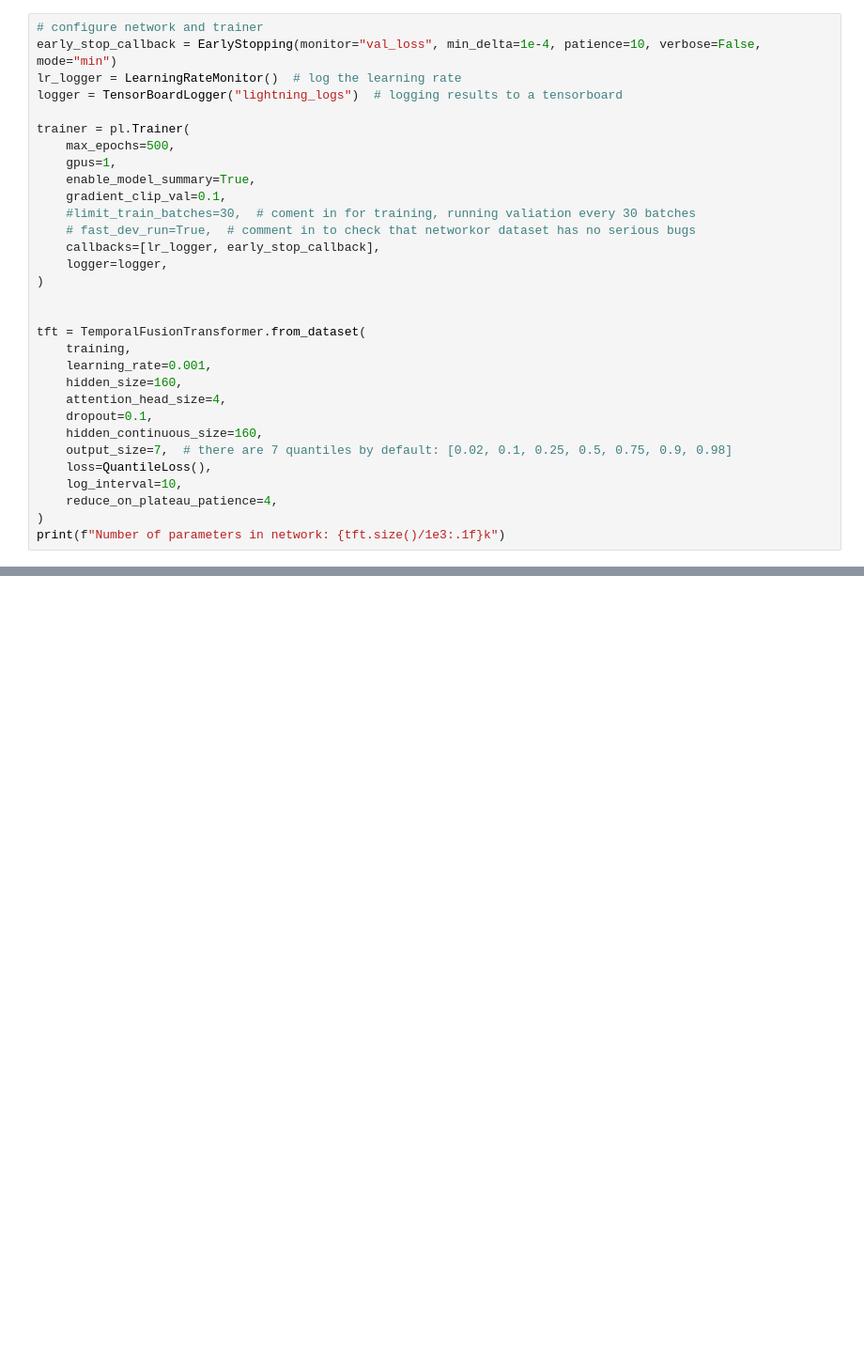
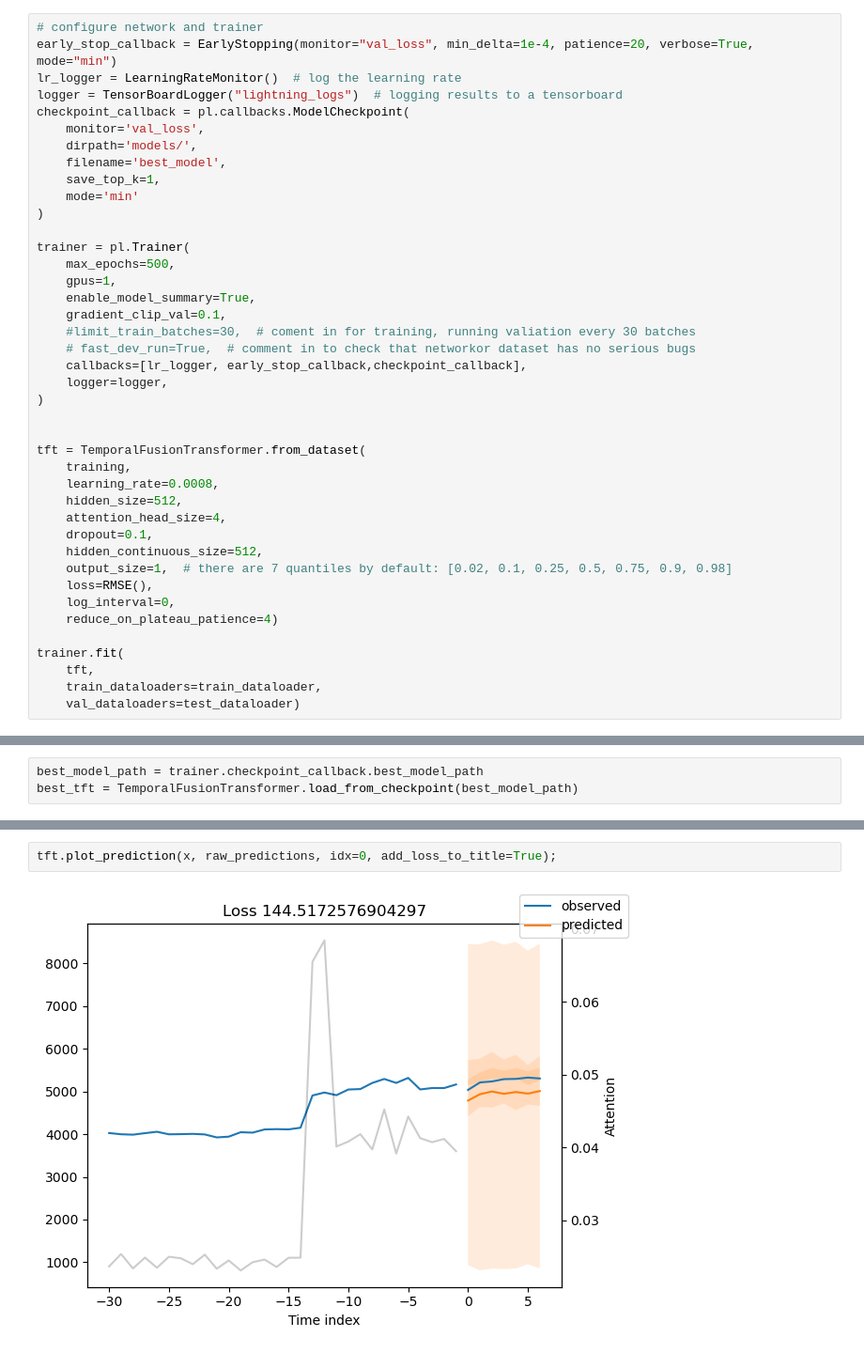
Before and after one commit to minhduchoang301/CSC413_Project, a Jupyter notebook: TimeSeriesTransformer/TemporalFusionTransformer.ipynb, the cells around one changed output, grey strips where cells are left out. Shown at 94% size. Drawn from its saved outputs; the diff is of its cells as text; blank space fills up the shorter version.

```diff
--- a/TimeSeriesTransformer/TemporalFusionTransformer.ipynb
+++ b/TimeSeriesTransformer/TemporalFusionTransformer.ipynb
@@ -149,8 +226,15 @@ Number of parameters in network: 867.7k
 # %%
 # configure network and trainer
-early_stop_callback = EarlyStopping(monitor="val_loss", min_delta=1e-4, patience=10, verbose=False, mode="min")
+early_stop_callback = EarlyStopping(monitor="val_loss", min_delta=1e-4, patience=20, verbose=True, mode="min")
 lr_logger = LearningRateMonitor()  # log the learning rate
 logger = TensorBoardLogger("lightning_logs")  # logging results to a tensorboard
+checkpoint_callback = pl.callbacks.ModelCheckpoint(
+    monitor='val_loss',
+    dirpath='models/',
+    filename='best_model',
+    save_top_k=1,
+    mode='min'
+)
 
 trainer = pl.Trainer(
     max_epochs=500,
@@ -159,24 +243,27 @@ trainer = pl.Trainer(
     gradient_clip_val=0.1,
     #limit_train_batches=30,  # coment in for training, running valiation every 30 batches
     # fast_dev_run=True,  # comment in to check that networkor dataset has no serious bugs
-    callbacks=[lr_logger, early_stop_callback],
+    callbacks=[lr_logger, early_stop_callback,checkpoint_callback],
     logger=logger,
 )
 
 
 tft = TemporalFusionTransformer.from_dataset(
     training,
-    learning_rate=0.001,
-    hidden_size=160,
+    learning_rate=0.0008,
+    hidden_size=512,
     attention_head_size=4,
     dropout=0.1,
-    hidden_continuous_size=160,
-    output_size=7,  # there are 7 quantiles by default: [0.02, 0.1, 0.25, 0.5, 0.75, 0.9, 0.98]
-    loss=QuantileLoss(),
-    log_interval=10,
-    reduce_on_plateau_patience=4,
-)
-print(f"Number of parameters in network: {tft.size()/1e3:.1f}k")
+    hidden_continuous_size=512,
+    output_size=1,  # there are 7 quantiles by default: [0.02, 0.1, 0.25, 0.5, 0.75, 0.9, 0.98]
+    loss=RMSE(),
+    log_interval=0,
+    reduce_on_plateau_patience=4)
+
+trainer.fit(
+    tft,
+    train_dataloaders=train_dataloader,
+    val_dataloaders=test_dataloader)
 # %% [output]
 GPU available: True (cuda), used: True
 TPU available: False, using: 0 TPU cores
@@ -256,2 +365,5 @@ best_tft = TemporalFusionTransformer.load_from_checkpoint(best_model_path)
+# %%
+best_model_path = trainer.checkpoint_callback.best_model_path
+best_tft = TemporalFusionTransformer.load_from_checkpoint(best_model_path)
 # %%
 actuals = torch.cat([y[0] for x, y in iter(val_dataloader)])
@@ -271,0 +379,4 @@ for idx in range(1):  # plot 1 examples
+# %%
+tft.plot_prediction(x, raw_predictions, idx=0, add_loss_to_title=True);
+# %% [output]
+[figure, added]
```
Also changed, not shown: parts of 36 cells of this notebook.
